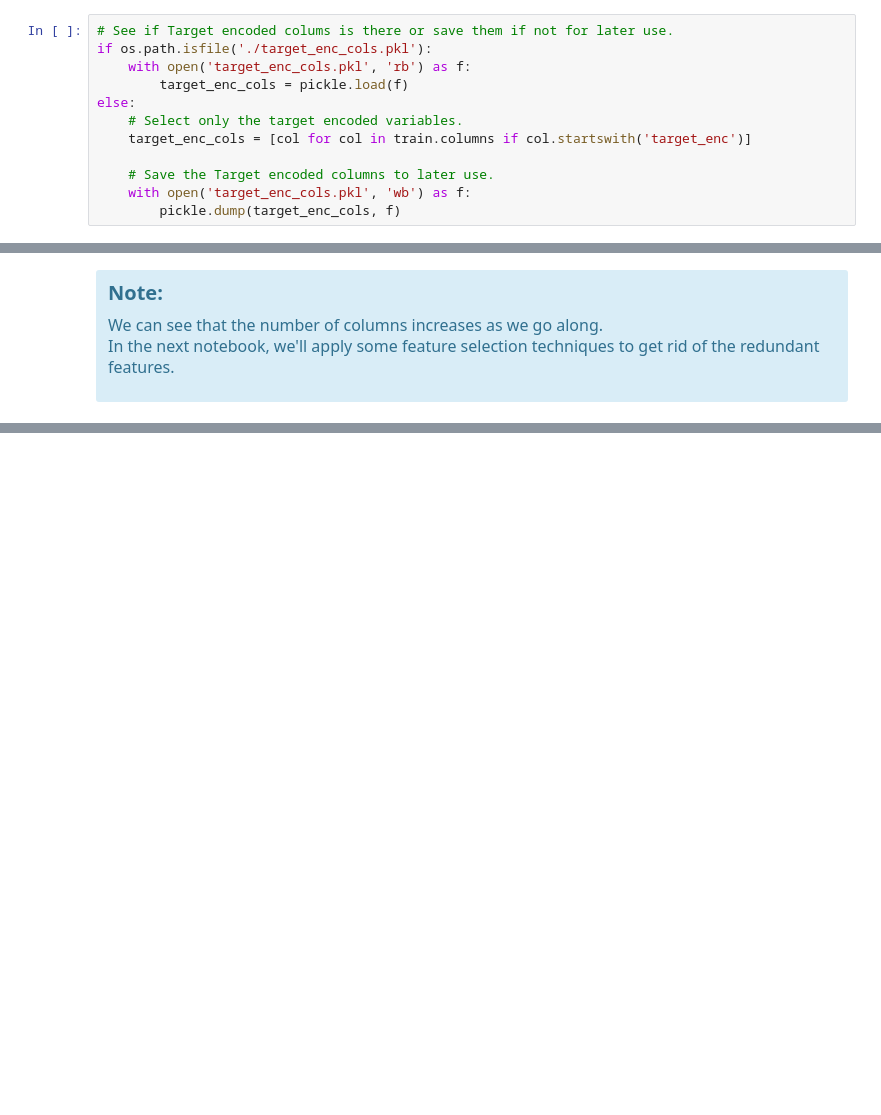
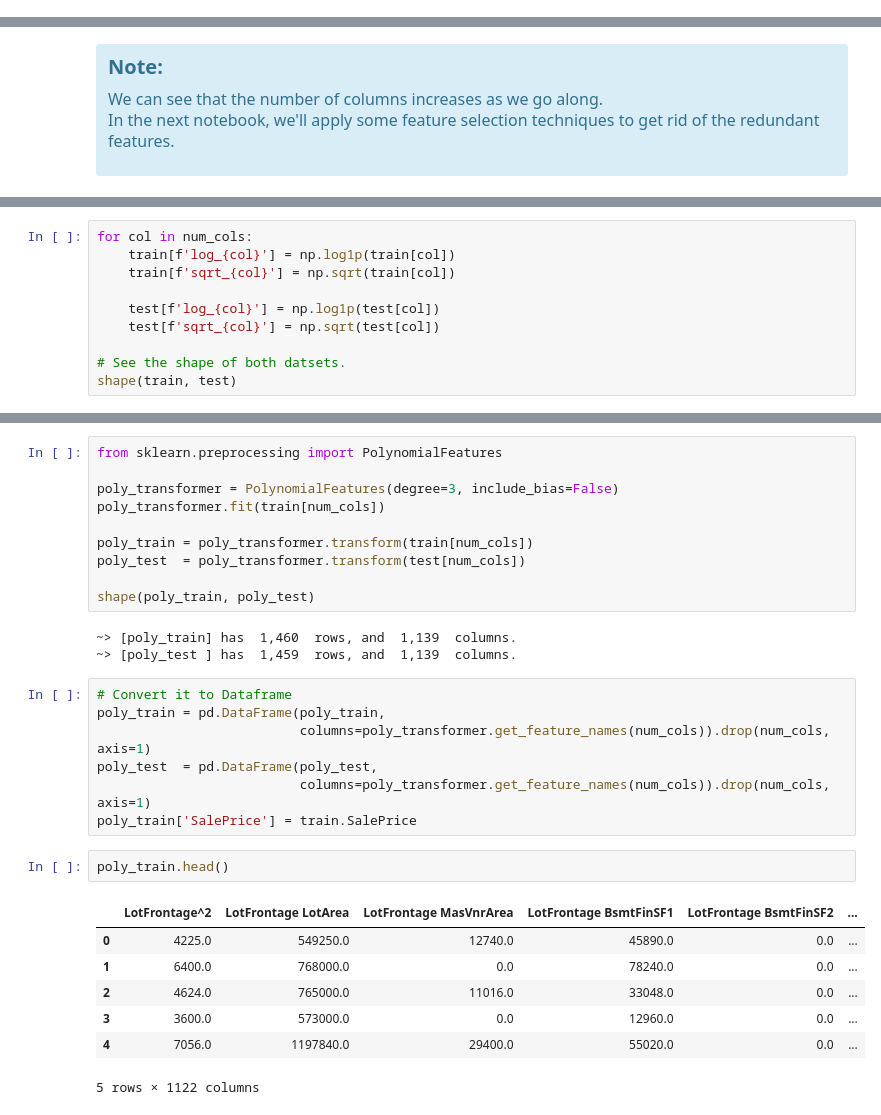
Before and after one commit to MosaabMuhammed/House-Prices-Kaggle, a Jupyter notebook: 3_Feature Engineering/Feature_Engineering.ipynb, the cells around one changed output, grey strips where cells are left out. Cells and saved outputs as stored; diff of their text form; blank space fills up the shorter version.

Commit message:
Polynomial Features generated from Numeric features

```diff
--- a/3_Feature Engineering/Feature_Engineering.ipynb
+++ b/3_Feature Engineering/Feature_Engineering.ipynb
@@ -127,15 +123,3 @@ for col in list(cat_cols+ord_cols):
     for stat in [means, stds, skews, medians, mins, maxs]:
         train[f'target_enc_{var2str(stat)}_{col}'] = train[col].map(stat)
         test[f'target_enc_{var2str(stat)}_{col}']  = test[col].map(stat)
-# %%
-# See if Target encoded colums is there or save them if not for later use.
-if os.path.isfile('./target_enc_cols.pkl'):
-    with open('target_enc_cols.pkl', 'rb') as f:
-        target_enc_cols = pickle.load(f)
-else:
-    # Select only the target encoded variables.
-    target_enc_cols = [col for col in train.columns if col.startswith('target_enc')]
-
-    # Save the Target encoded columns to later use.
-    with open('target_enc_cols.pkl', 'wb') as f:
-        pickle.dump(target_enc_cols, f)
@@ -151,0 +142,10 @@ shape(train, test)
+# %%
+for col in num_cols:
+    train[f'log_{col}'] = np.log1p(train[col])
+    train[f'sqrt_{col}'] = np.sqrt(train[col])
+
+    test[f'log_{col}'] = np.log1p(test[col])
+    test[f'sqrt_{col}'] = np.sqrt(test[col])
+
+# See the shape of both datsets.
+shape(train, test)
@@ -217,0 +163,30 @@ cat_agg_df.head()
+# %%
+from sklearn.preprocessing import PolynomialFeatures
+
+poly_transformer = PolynomialFeatures(degree=3, include_bias=False)
+poly_transformer.fit(train[num_cols])
+
+poly_train = poly_transformer.transform(train[num_cols])
+poly_test  = poly_transformer.transform(test[num_cols])
+
+shape(poly_train, poly_test)
+# %% [output]
+~> [poly_train] has  1,460  rows, and  1,139  columns.
+~> [poly_test ] has  1,459  rows, and  1,139  columns.
+# %%
+# Convert it to Dataframe
+poly_train = pd.DataFrame(poly_train,
+                          columns=poly_transformer.get_feature_names(num_cols)).drop(num_cols, axis=1)
+poly_test  = pd.DataFrame(poly_test,
+                          columns=poly_transformer.get_feature_names(num_cols)).drop(num_cols, axis=1)
+poly_train['SalePrice'] = train.SalePrice
+# %%
+poly_train.head()
+# %% [output]
+|  | LotFrontage^2 | LotFrontage LotArea | LotFrontage MasVnrArea | LotFrontage BsmtFinSF1 | LotFrontage BsmtFinSF2 | ... |
+| 0 | 4225.0 | 549250.0 | 12740.0 | 45890.0 | 0.0 | ... |
+| 1 | 6400.0 | 768000.0 | 0.0 | 78240.0 | 0.0 | ... |
+| 2 | 4624.0 | 765000.0 | 11016.0 | 33048.0 | 0.0 | ... |
+| 3 | 3600.0 | 573000.0 | 0.0 | 12960.0 | 0.0 | ... |
+| 4 | 7056.0 | 1197840.0 | 29400.0 | 55020.0 | 0.0 | ... |
+5 rows × 1122 columns
```
Also changed, not shown: parts of 26 cells of this notebook, 5 other files.
